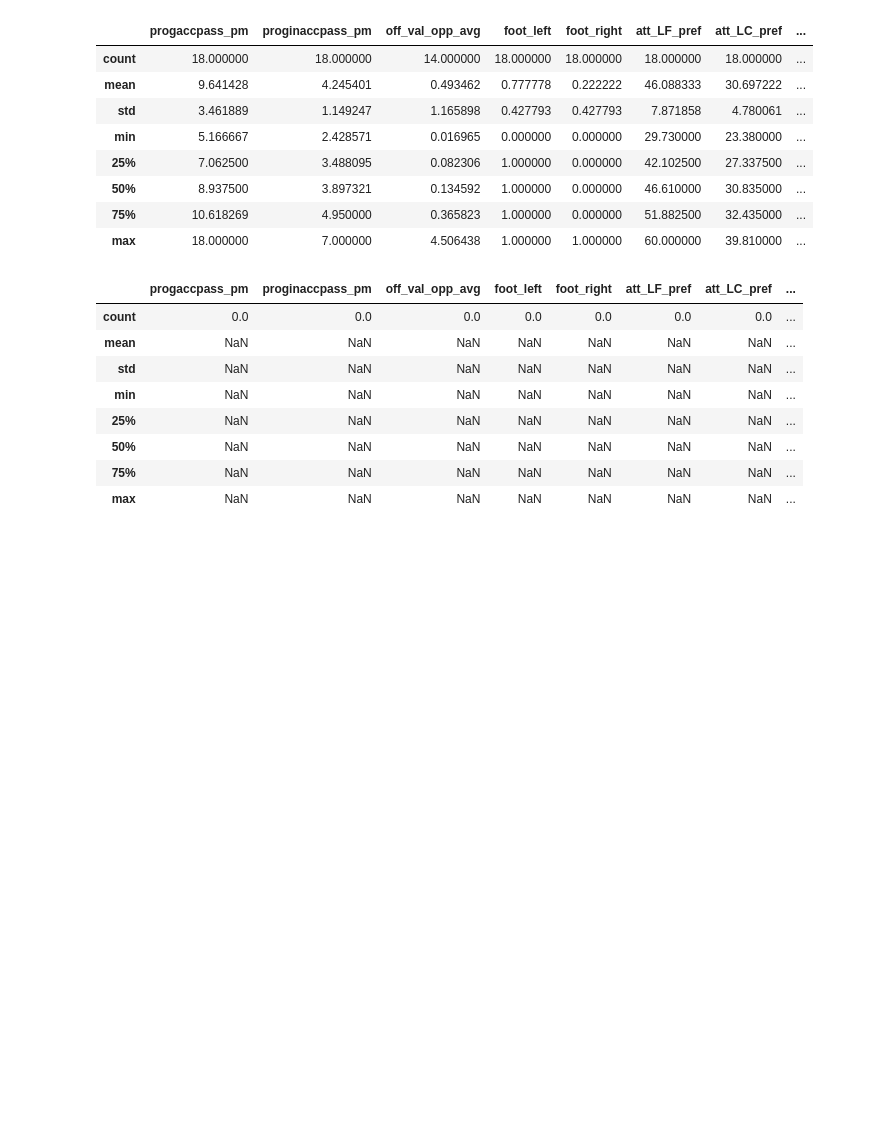
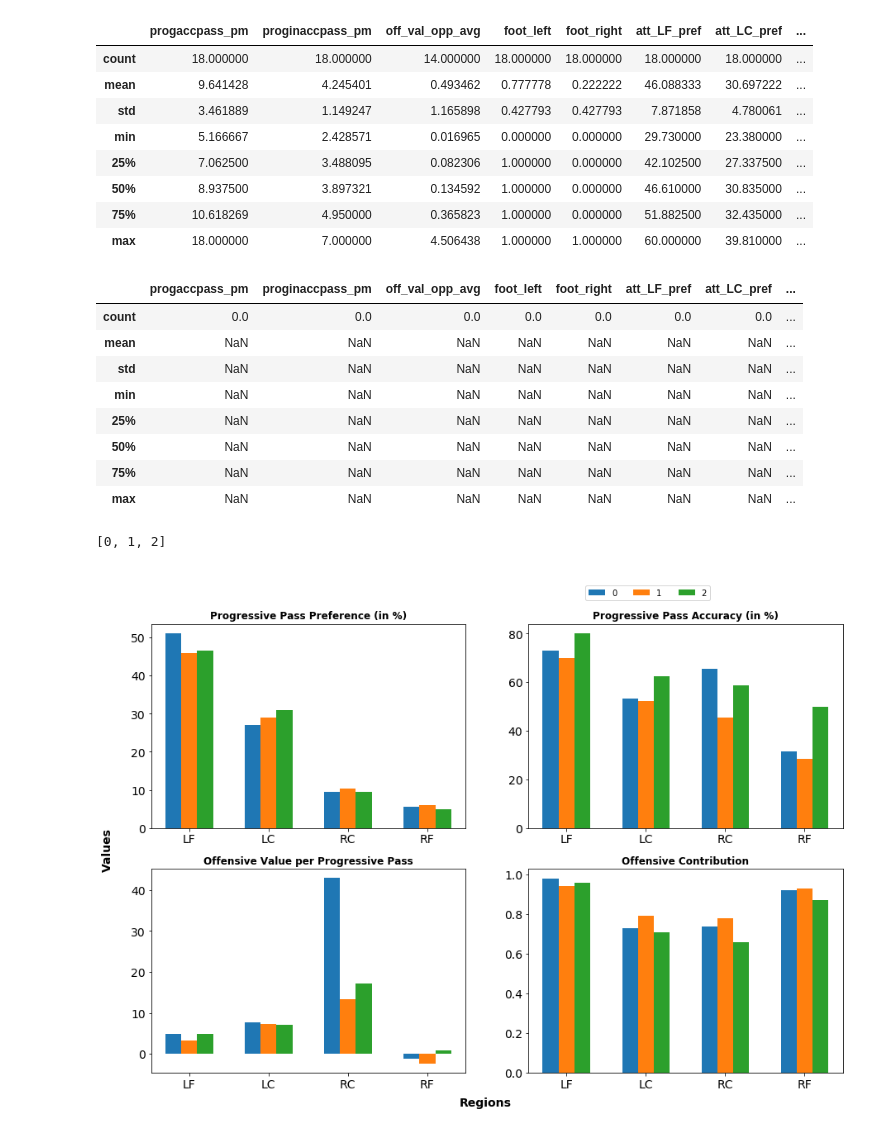
Before and after one commit to grovershreyf9t/FootballPlayerFootedness, a Jupyter notebook: code/12_poswise_player_clustering_umap.ipynb, the cells around one changed output. Saved outputs shown, nothing was run; the diff lists cells and outputs as text; code cells hidden in the pictures; blank space fills up the shorter version.

Commit message:
Added cluster plots for results section

```diff
--- a/code/12_poswise_player_clustering_umap.ipynb
+++ b/code/12_poswise_player_clustering_umap.ipynb
@@ -1008,0 +1079,10 @@ def_vectors_ind_footsep_lb[def_vectors_ind_footsep_lb['groups']==3].describe()
+# %%
+get_region_graph(def_vectors_ind_footsep_lb,
+                 pref_cols = ['att_LF_pref','att_LC_pref','att_RC_pref','att_RF_pref'],
+                 acc_cols = ['att_LF_acc','att_LC_acc','att_RC_acc','att_RF_acc'],
+                 off_cols = ['att_LF_off','att_LC_off','att_RC_off','att_RF_off'],
+                 offcontri_cols = ['att_LF_offcontri','att_LC_offcontri','att_RC_offcontri','att_RF_offcontri'],
+                 pos = "LB")
+# %% [output]
+[0, 1, 2]
+[figure, added]
```
Also changed, not shown: parts of 22 cells of this notebook.
